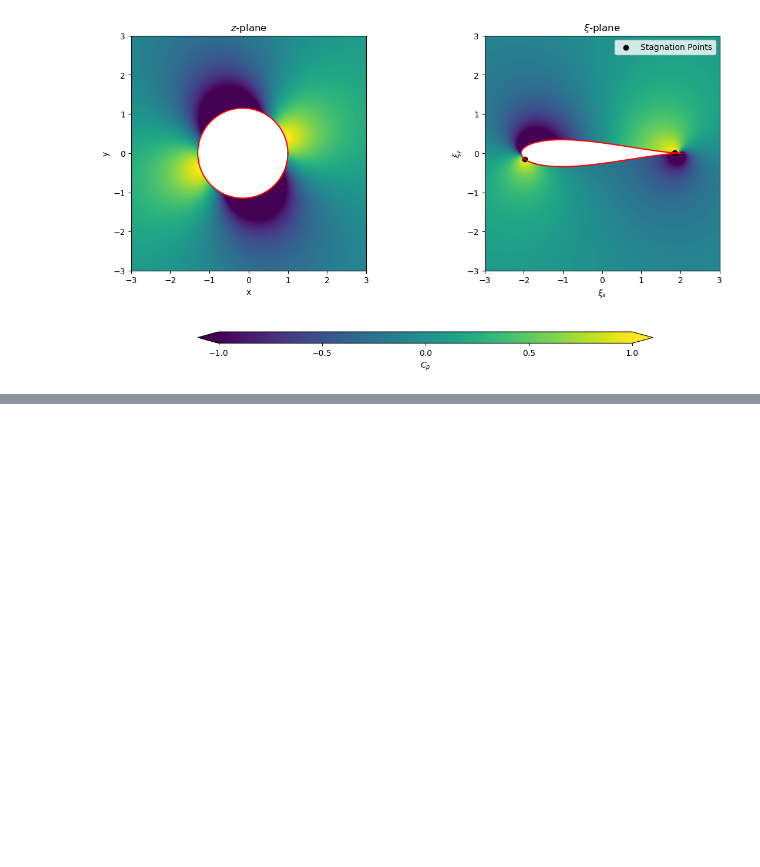
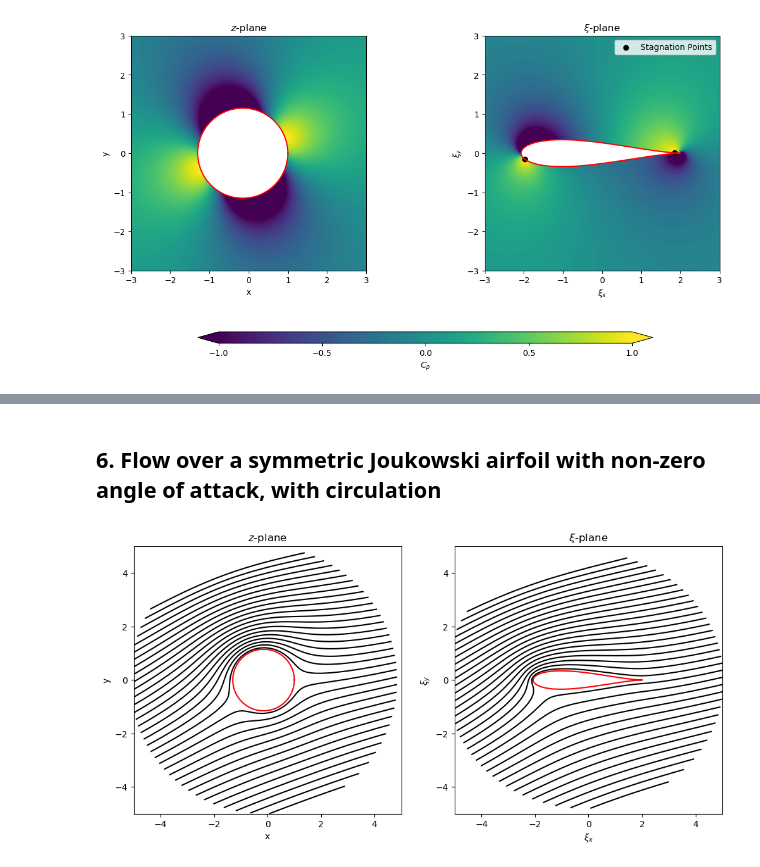
Before and after one commit to mathieucadei/AeroPython, a Jupyter notebook: lessons/assignments/06_Lesson06_Assignment.ipynb, the cells around one changed output, grey strips where cells are left out. Cells and saved outputs as stored; diff of their text form; code cells hidden in the pictures; blank space fills up the shorter version.

```diff
--- a/lessons/assignments/06_Lesson06_Assignment.ipynb
+++ b/lessons/assignments/06_Lesson06_Assignment.ipynb
@@ -635,0 +607,38 @@ display(Markdown(rf"""
+# %% [markdown]
+## 6. Flow over a symmetric Joukowski airfoil with non-zero angle of attack, with circulation
+# %%
+gamma = -4 * np.pi * freestream.U_inf * R  * np.sin(-aoa)
+# %%
+vortex = Vortex(x=xc_prime, y=yc_prime, gamma=gamma)
+# %%
+doublet_vortex_freestream = DoubletVortexFreestream(doublet, vortex, freestream)
+# %%
+psi = doublet_vortex_freestream.stream_function(complex_grid_prime)
+# %%
+# 3.
+x_start, x_end = -5, 5
+y_start, y_end = -5, 5
+
+fig, ax = plt.subplots(1, 2, figsize=(12, 6))
+ax[0].plot(z_circle.real, z_circle.imag, color='r')
+ax[0].contour(z.real, z.imag, psi,
+              levels=np.linspace(y_start, y_end, 41), colors='k', linestyles='solid')
+ax[0].set_xlim(x_start, x_end)
+ax[0].set_ylim(y_start, y_end)
+ax[0].set_aspect("equal")
+ax[0].set_xlabel('x')
+ax[0].set_ylabel('y')
+ax[0].set_title('$z$-plane')
+
+ax[1].plot(xi_circle.real, xi_circle.imag, color='r')
+ax[1].contour(xi.real, xi.imag, psi,
+              levels=np.linspace(y_start, y_end, 41), colors='k', linestyles='solid')
+ax[1].set_xlim(x_start, x_end)
+ax[1].set_ylim(y_start, y_end)
+ax[1].set_aspect("equal")
+ax[1].set_xlabel(r'$\xi_x$')
+ax[1].set_ylabel(r'$\xi_y$')
+ax[1].set_title(r'$\xi$-plane')
+plt.show()
+# %% [output]
+[figure, added]
```
Also changed, not shown: parts of 14 cells of this notebook, 1 other file.
